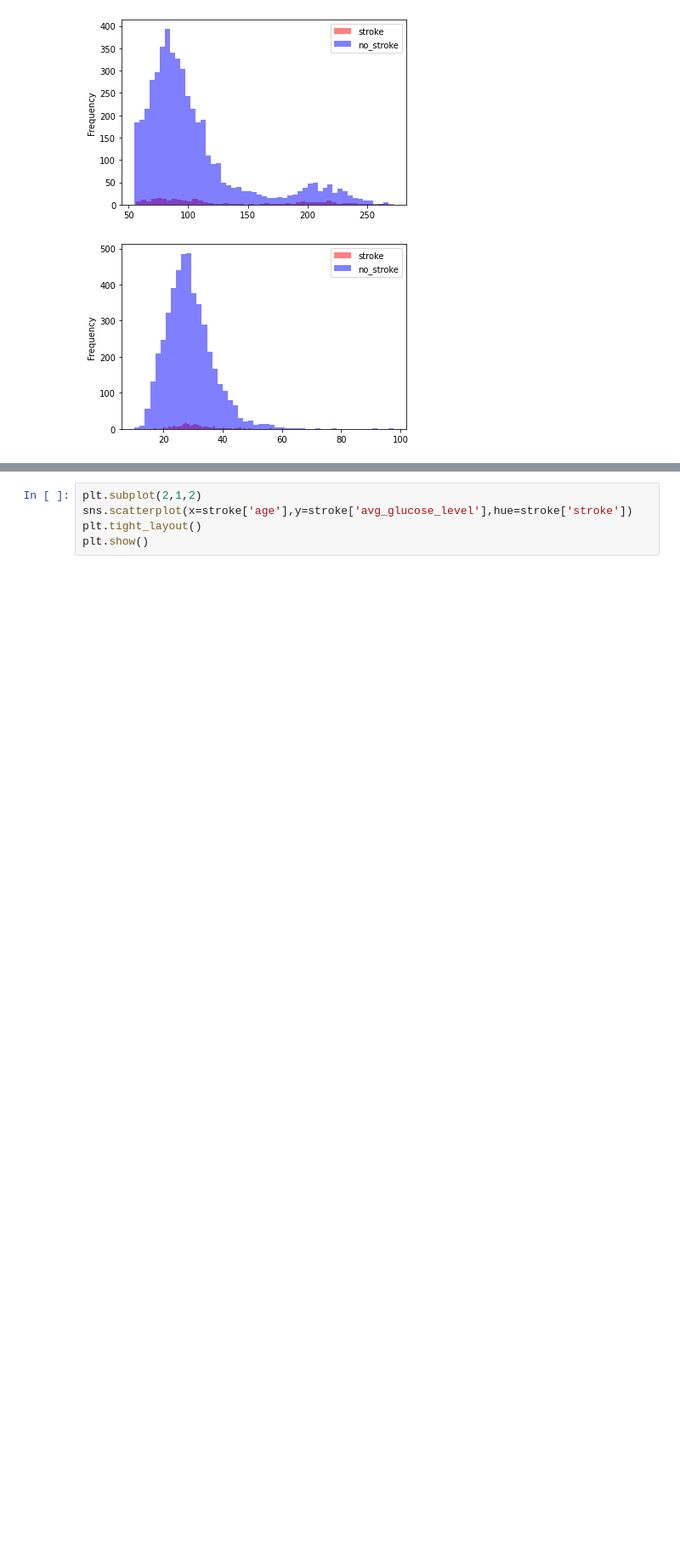
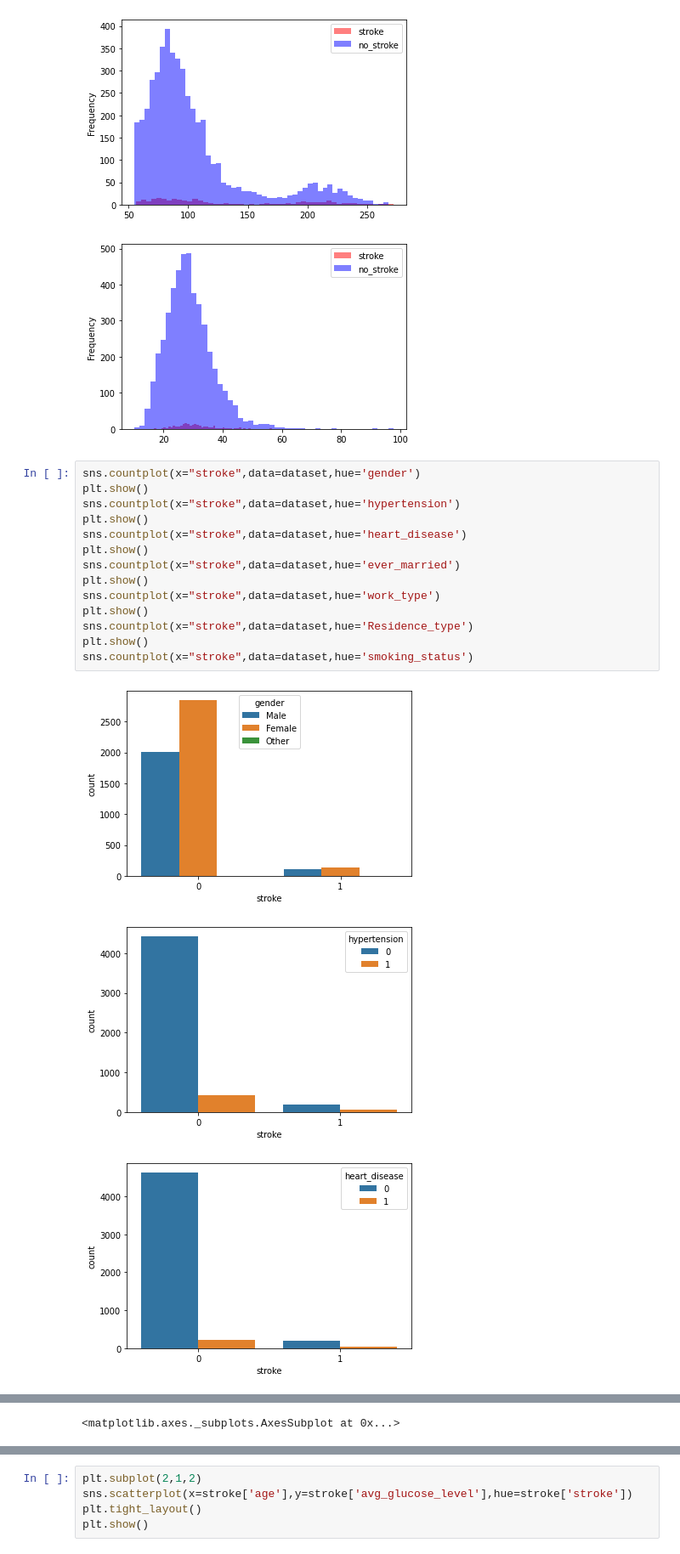
Before and after one commit to Loinen/ml_labs, a Jupyter notebook: ml_stroke_prediction.ipynb, the cells around one changed output, grey strips where cells are left out. Shown: that part at 85% size. Cells and saved outputs as stored; diff of their text form; blank space fills up the shorter version.

```diff
--- a/ml_stroke_prediction.ipynb
+++ b/ml_stroke_prediction.ipynb
@@ -151,3 +151,21 @@ stroke (249, 12) no_stroke (4861, 12)
 [figure]
 [figure]
 [figure]
+# %%
+sns.countplot(x="stroke",data=dataset,hue='gender')
+plt.show()
+sns.countplot(x="stroke",data=dataset,hue='hypertension')
+plt.show()
+sns.countplot(x="stroke",data=dataset,hue='heart_disease')
+plt.show()
+sns.countplot(x="stroke",data=dataset,hue='ever_married')
+plt.show()
+sns.countplot(x="stroke",data=dataset,hue='work_type')
+plt.show()
+sns.countplot(x="stroke",data=dataset,hue='Residence_type')
+plt.show()
+sns.countplot(x="stroke",data=dataset,hue='smoking_status')
+# %% [output]
+[figure, added]
+[figure, added]
+[figure, added]
@@ -153,0 +175 @@ stroke (249, 12) no_stroke (4861, 12)
+<matplotlib.axes._subplots.AxesSubplot at 0x...>
```
Also changed, not shown: parts of 25 cells of this notebook.
